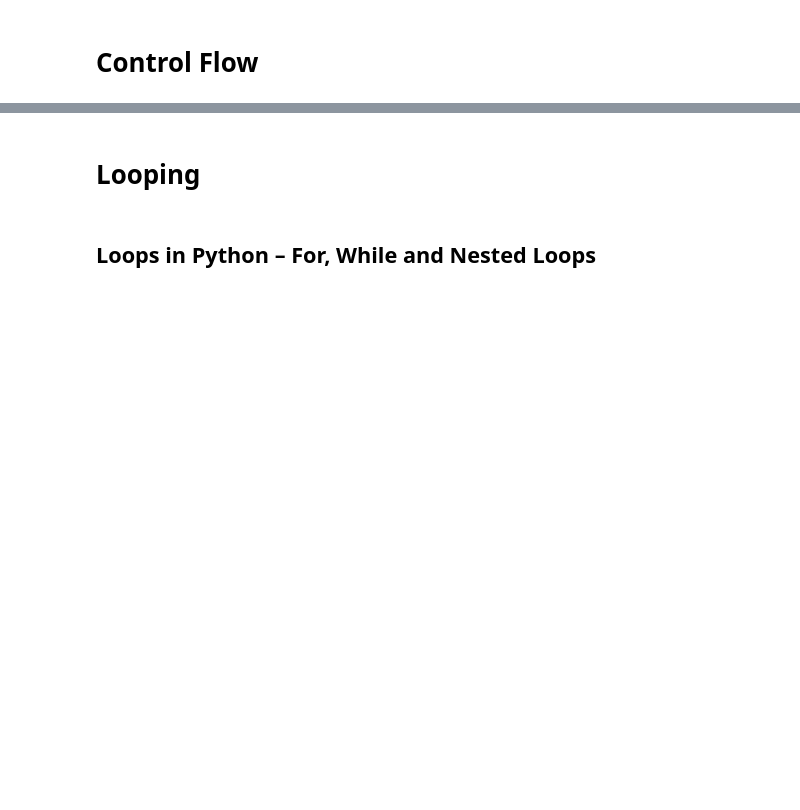
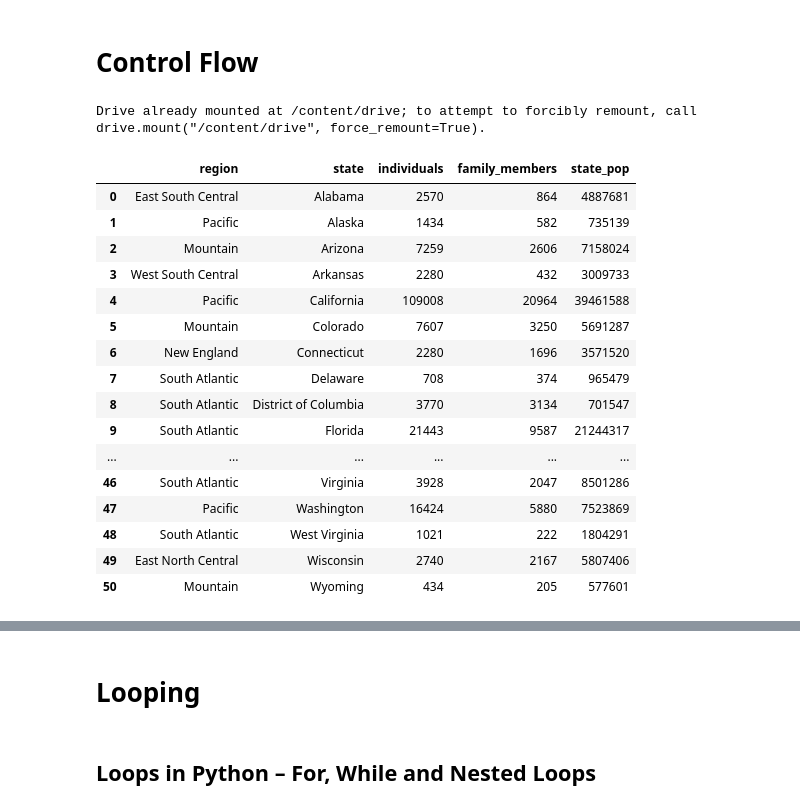
Before and after one commit to Fuuad31/Statistical-Computation---Module-and-Function, a Jupyter notebook: Module and Function.ipynb, the cells around one changed output, grey strips where cells are left out. Saved outputs shown, nothing was run; the diff lists cells and outputs as text; code cells hidden in the pictures; blank space fills up the shorter version.

```diff
--- a/Module and Function.ipynb
+++ b/Module and Function.ipynb
@@ -1,2 +1,30 @@
 # %% [markdown]
 # Control Flow
+# %%
+import pandas as pd
+from google.colab import drive
+drive.mount('/content/drive')
+# %% [output]
+Drive already mounted at /content/drive; to attempt to forcibly remount, call drive.mount("/content/drive", force_remount=True).
+# %%
+data_1 = pd.read_csv('/content/drive/MyDrive/homelessness - homelessness.csv')
+# %%
+data_1
+# %% [output]
+|  | region | state | individuals | family_members | state_pop |
+| 0 | East South Central | Alabama | 2570 | 864 | 4887681 |
+| 1 | Pacific | Alaska | 1434 | 582 | 735139 |
+| 2 | Mountain | Arizona | 7259 | 2606 | 7158024 |
+| 3 | West South Central | Arkansas | 2280 | 432 | 3009733 |
+| 4 | Pacific | California | 109008 | 20964 | 39461588 |
+| 5 | Mountain | Colorado | 7607 | 3250 | 5691287 |
+| 6 | New England | Connecticut | 2280 | 1696 | 3571520 |
+| 7 | South Atlantic | Delaware | 708 | 374 | 965479 |
+| 8 | South Atlantic | District of Columbia | 3770 | 3134 | 701547 |
+| 9 | South Atlantic | Florida | 21443 | 9587 | 21244317 |
+| ... | ... | ... | ... | ... | ... |
+| 46 | South Atlantic | Virginia | 3928 | 2047 | 8501286 |
+| 47 | Pacific | Washington | 16424 | 5880 | 7523869 |
+| 48 | South Atlantic | West Virginia | 1021 | 222 | 1804291 |
+| 49 | East North Central | Wisconsin | 2740 | 2167 | 5807406 |
+| 50 | Mountain | Wyoming | 434 | 205 | 577601 |
```
Also changed, not shown: parts of 32 cells of this notebook.
